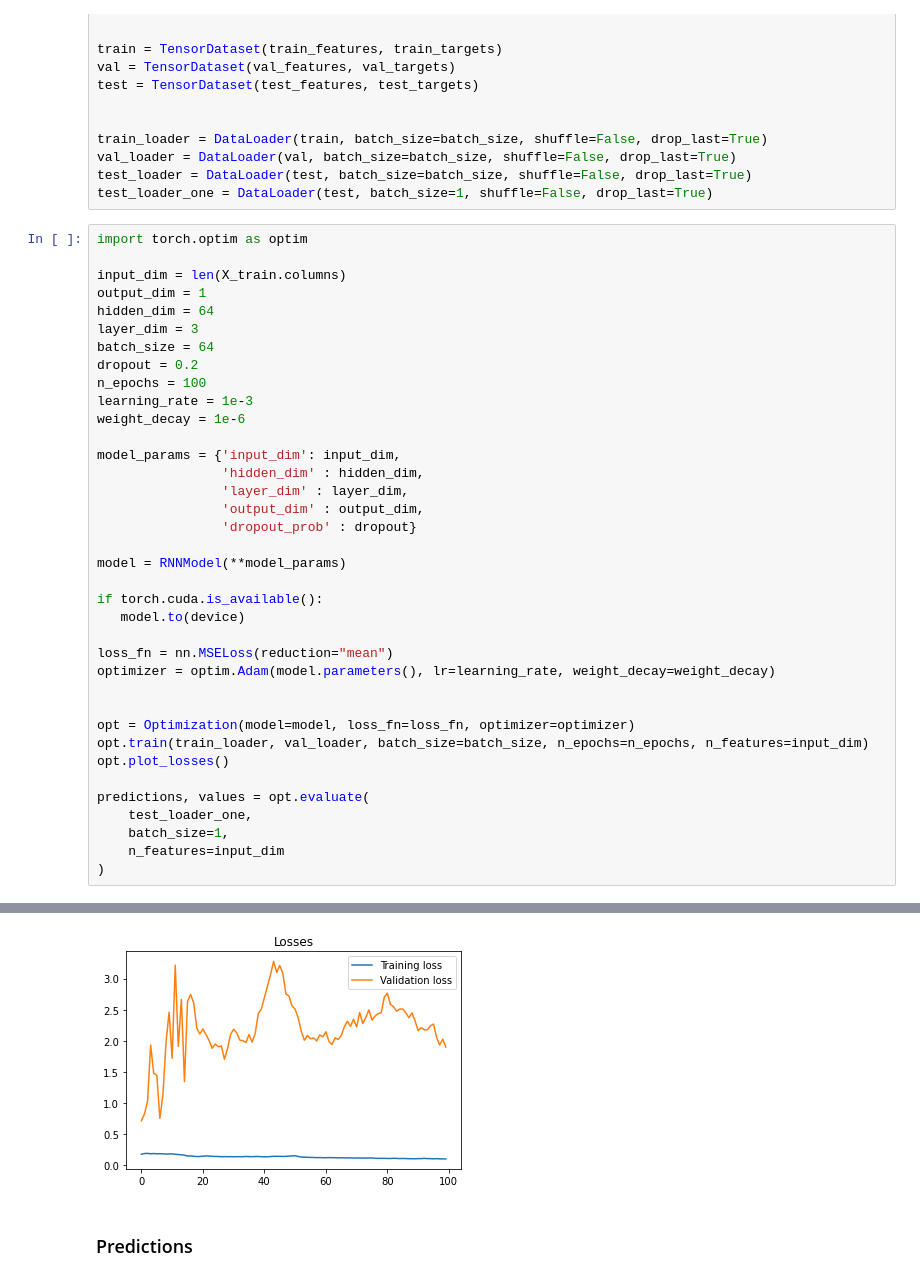
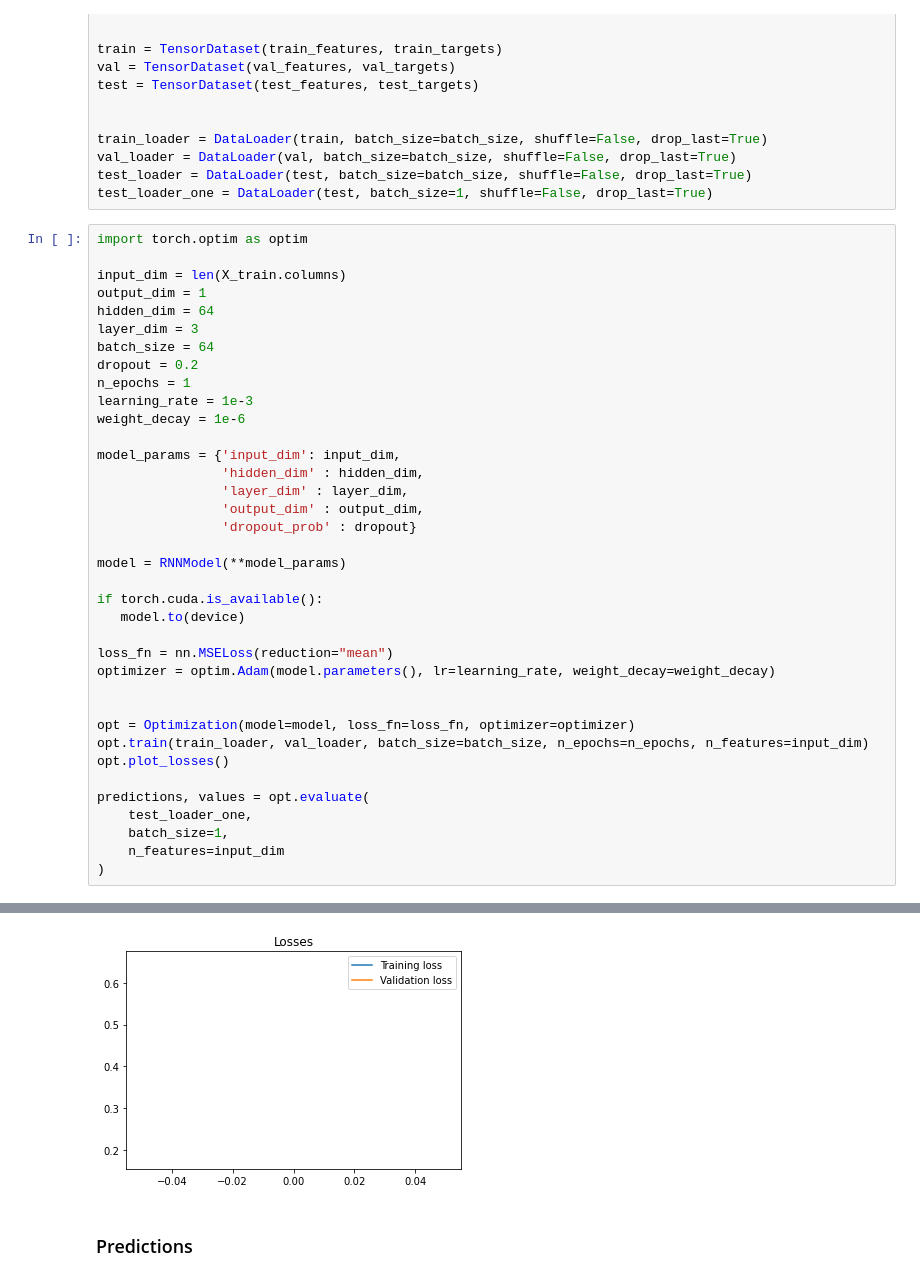
Before and after one commit to evanbradl/ML-Air-Sensor, a Jupyter notebook: Air_Sensor.ipynb, the cells around one changed output, grey strips where cells are left out. Cells and saved outputs as stored; diff of their text form.

```diff
--- a/Air_Sensor.ipynb
+++ b/Air_Sensor.ipynb
@@ -407,7 +407,7 @@ hidden_dim = 64
 layer_dim = 3
 batch_size = 64
 dropout = 0.2
-n_epochs = 100
+n_epochs = 1
 learning_rate = 1e-3
 weight_decay = 1e-6
 
@@ -456,4 +440,4 @@ predictions, values = opt.evaluate(
-[figure, old version]
+[figure, new version]
 # %% [markdown]
 ### Predictions
 # %%
```
Also changed, not shown: parts of 6 cells of this notebook.
